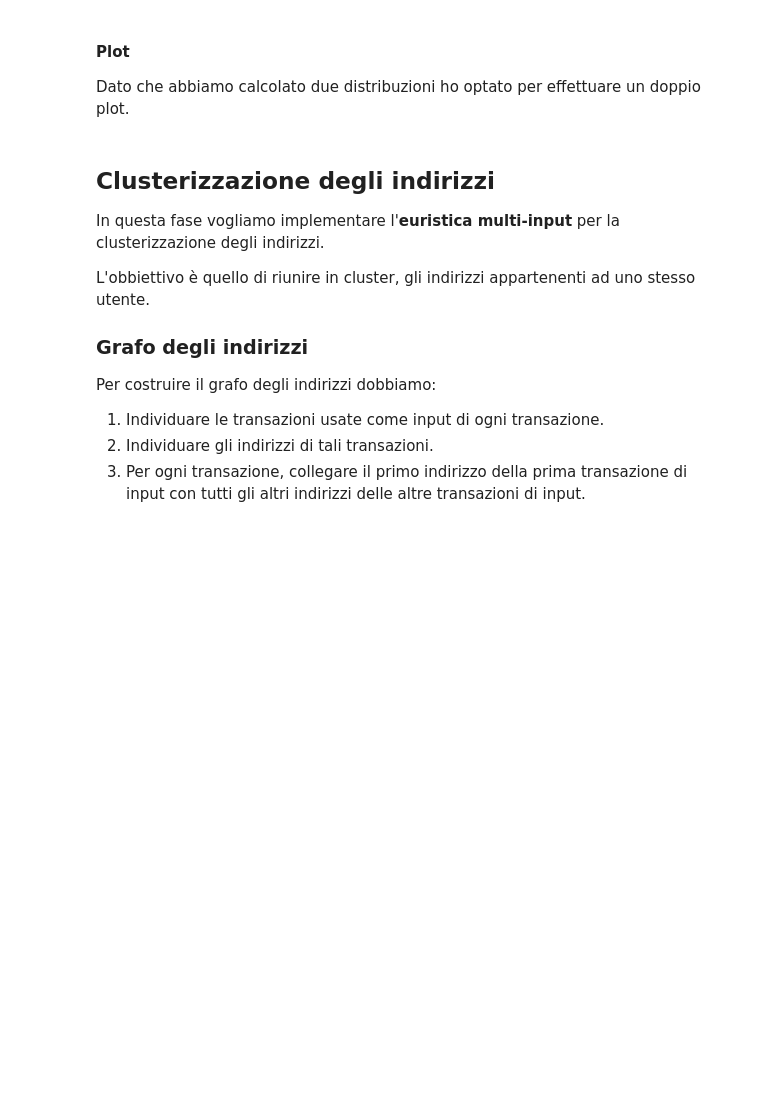
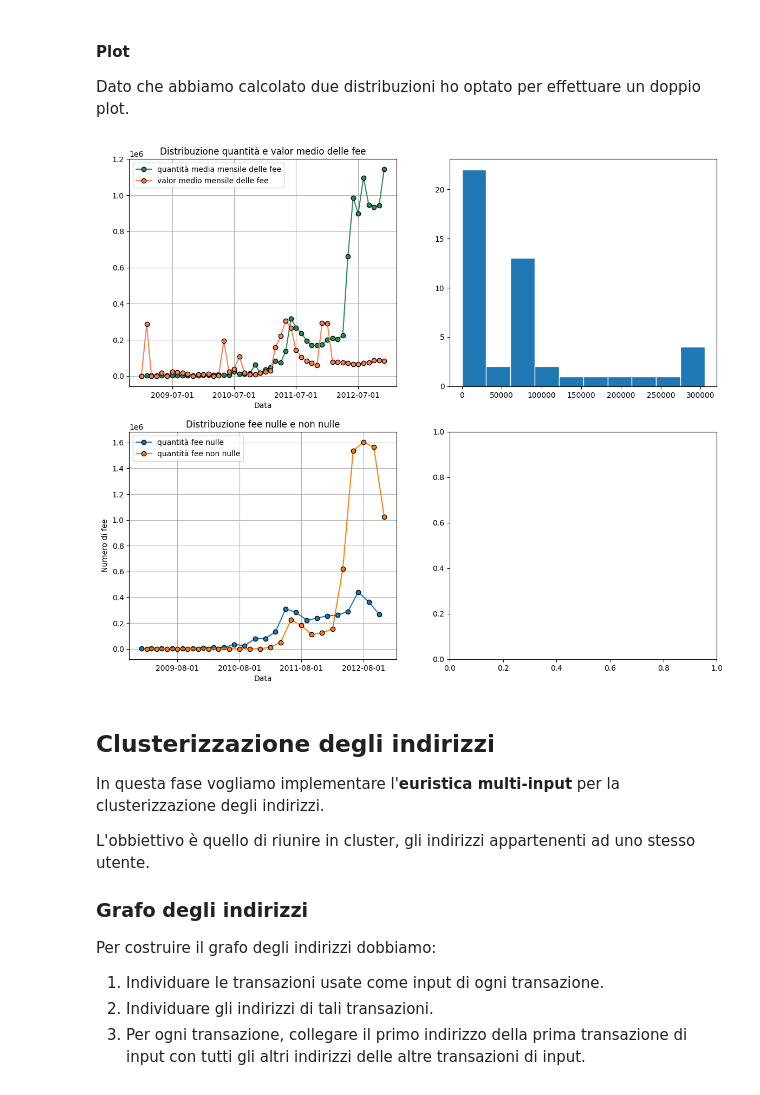
Before and after one commit to FedericoBustaffa/crafty, a Jupyter notebook: notebook.ipynb, the cells around one changed output. Cells and saved outputs as stored; diff of their text form; code cells hidden in the pictures; blank space fills up the shorter version.

```diff
--- a/notebook.ipynb
+++ b/notebook.ipynb
@@ -330,7 +354,7 @@ mensile.
 # %%
 ts_grp = tx_df.groupby(pd.Grouper(key="timestamp", freq="1MS"))
-fee_per_month = ts_grp["fee"].count()
-fee_value_per_month = ts_grp["fee"].mean()
+fee_count = ts_grp["fee"].count()
+fee_value = ts_grp["fee"].mean()
 # %% [markdown]
 Vogliamo ora dividere il dataset in due parti:
 
@@ -343,11 +367,13 @@ ricavati, il numero di _fee_ mensile.
 zero_fee = tx_df[tx_df["fee"] == 0]
 non_zero_fee = tx_df[tx_df["fee"] > 0]
 
-zero_fee_grp = zero_fee.groupby(pd.Grouper(key="timestamp", freq="1MS"))
-zero_fee_count = zero_fee_grp["fee"].count()
+zero_fee_count = zero_fee.groupby(pd.Grouper(key="timestamp", freq="2MS"))[
+    "fee"
+].count()
 
-non_zero_fee_grp = non_zero_fee.groupby(pd.Grouper(key="timestamp", freq="1MS"))
-non_zero_fee_count = non_zero_fee_grp["fee"].count()
+non_zero_fee_count = non_zero_fee.groupby(pd.Grouper(key="timestamp", freq="2MS"))[
+    "fee"
+].count()
 
 del tx_df
 # %% [markdown]
@@ -355,35 +381,62 @@ del tx_df
 
 Dato che abbiamo calcolato due distribuzioni ho optato per effettuare un doppio plot.
 # %%
-x = fee_per_month.index.to_list()
-y1 = fee_per_month.to_list()
-y2 = fee_value_per_month.to_list()
+fig, axes = plt.subplots(2, 2, figsize=(14, 12))
 
-fig, (ax1, ax2) = plt.subplots(2, 1, figsize=(14, 12))
+axes[0][0].plot(
+    fee_count.index,
+    fee_count,
+    "o-",
+    mec="k",
+    label="quantità media mensile delle fee",
+    c="seagreen",
+)
 
-ax1.plot(x, y1, "o-", mec="k", label="quantità media mensile delle fee", c="seagreen")
-ax1.plot(x, y2, "o-", mec="k", label="valor medio mensile delle fee", c="coral")
-ax1.set_title("Distribuzione quantità e valor medio delle fee")
-ax1.set_xlabel("Data")
-ax1.set_xticks([ts for ts in x if ts.month % 6 == 0])
-ax1.grid()
-ax1.legend()
+axes[0][0].plot(
+    fee_value.index,
+    fee_value,
+    "o-",
+    mec="k",
+    label="valor medio mensile delle fee",
+    c="coral",
+)
+axes[0][0].set_title("Distribuzione quantità e valor medio delle fee")
+axes[0][0].set_xlabel("Data")
+axes[0][0].set_xticks([ts for ts in zero_fee_count.index if ts.month % 7 == 0])
+axes[0][0].grid()
+axes[0][0].legend()
 
-x = zero_fee_count.index.to_list()
-y = zero_fee_count.tolist()
-ax2.plot(x, y, "o-", mec="k", label="quantità fee nulle", c="mediumslateblue")
+axes[0][1].hist(fee_value, ec="w")
 
-x = non_zero_fee_count.index.to_list()
-y = non_zero_fee_count.tolist()
-ax2.plot(x, y, "o-", mec="k", label="quantità fee non nulle", c="blueviolet")
-ax2.set_title("Distribuzione fee nulle e non nulle")
-ax2.set_xlabel("Data")
-ax2.set_ylabel("Numero di fee")
-ax2.set_xticks([ts for ts in x if ts.month % 6 == 0])
-ax2.grid()
-ax2.legend()
+axes[1][0].plot(
+    zero_fee_count.index,
+    zero_fee_count,
+    "o-",
+    mec="k",
+    label="quantità fee nulle",
+    # c="mediumslateblue",
+)
+
+
+axes[1][0].plot(
+    non_zero_fee_count.index,
+    non_zero_fee_count,
+    "o-",
+    mec="k",
+    label="quantità fee non nulle",
+    # c="blueviolet",
+)
+
+axes[1][0].set_title("Distribuzione fee nulle e non nulle")
+axes[1][0].set_xlabel("Data")
+axes[1][0].set_ylabel("Numero di fee")
+axes[1][0].set_xticks([ts for ts in non_zero_fee_count.index if ts.month % 8 == 0])
+axes[1][0].grid()
+axes[1][0].legend()
 
 plt.show()
+# %% [output]
+[figure, added]
 # %% [markdown]
 ## Clusterizzazione degli indirizzi
 
```
Also changed, not shown: parts of 15 cells of this notebook.
